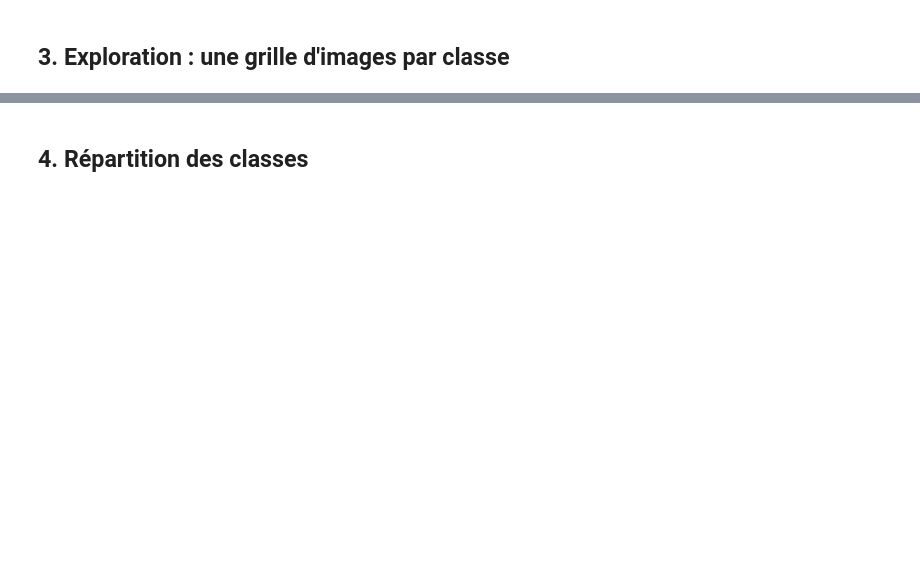
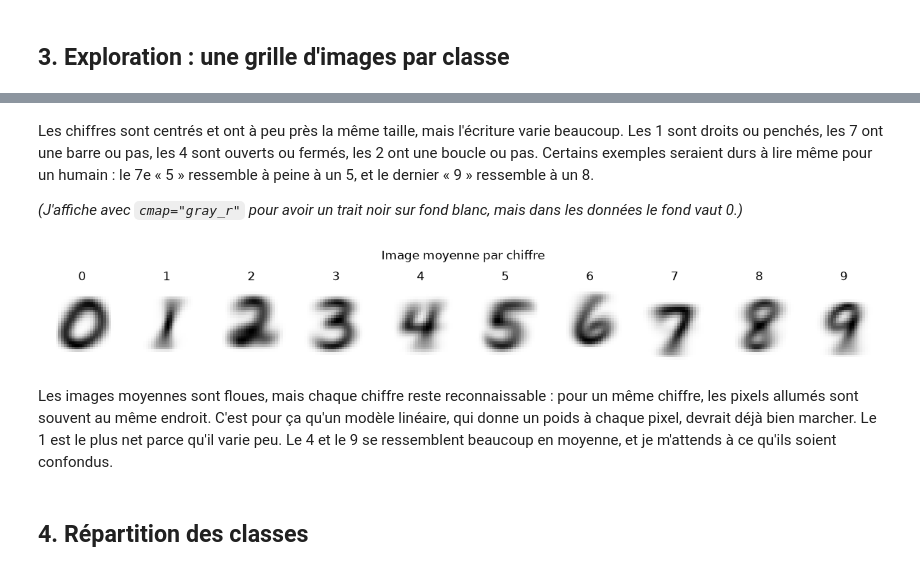
Before and after one commit to TheGoatLucien/handwritten_digits, a Jupyter notebook: notebooks/01_donnees_baseline.ipynb, the cells around one changed output, grey strips where cells are left out. Saved outputs shown, nothing was run; the diff lists cells and outputs as text; code cells hidden in the pictures; blank space fills up the shorter version.

```diff
--- a/notebooks/01_donnees_baseline.ipynb
+++ b/notebooks/01_donnees_baseline.ipynb
@@ -32,2 +65,21 @@ TensorFlow  : 2.21.0
+# %% [markdown]
+Les chiffres sont centrés et ont à peu près la même taille, mais l'écriture varie beaucoup. Les 1 sont droits ou penchés, les 7 ont une barre ou pas, les 4 sont ouverts ou fermés, les 2 ont une boucle ou pas. Certains exemples seraient durs à lire même pour un humain : le 7e « 5 » ressemble à peine à un 5, et le dernier « 9 » ressemble à un 8.
+
+*(J'affiche avec `cmap="gray_r"` pour avoir un trait noir sur fond blanc, mais dans les données le fond vaut 0.)*
+# %%
+# Image moyenne de chaque chiffre : x[y == k].mean(axis=0)
+fig, axes = plt.subplots(1, 10, figsize=(12, 1.8))
+for k in range(10):
+    axes[k].imshow(x_train_brut[y_train_brut == k].mean(axis=0), cmap="gray_r")
+    axes[k].set_title(str(k))
+    axes[k].axis("off")
+fig.suptitle("Image moyenne par chiffre")
+plt.tight_layout()
+plt.savefig("../images/p1_images_moyennes.png", dpi=100, bbox_inches="tight")
+plt.show()
+# %% [output]
+[figure, added]
+# %% [markdown]
+Les images moyennes sont floues, mais chaque chiffre reste reconnaissable : pour un même chiffre, les pixels allumés sont souvent au même endroit. C'est pour ça qu'un modèle linéaire, qui donne un poids à chaque pixel, devrait déjà bien marcher. Le 1 est le plus net parce qu'il varie peu. Le 4 et le 9 se ressemblent beaucoup en moyenne, et je m'attends à ce qu'ils soient confondus.
 # %% [markdown]
 ## 4. Répartition des classes
```
Also changed, not shown: parts of 10 cells of this notebook, 4 other files.
